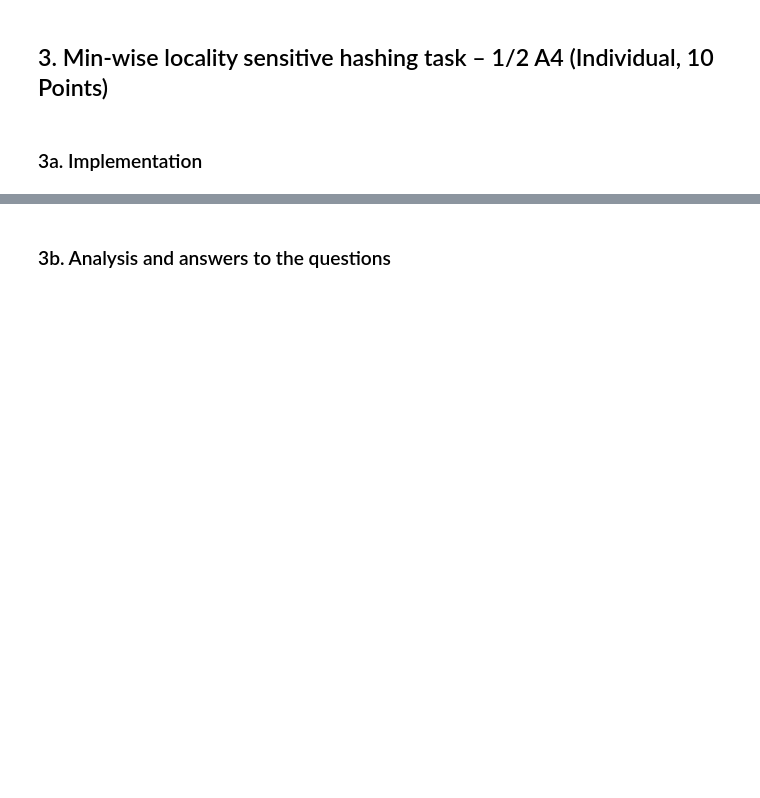
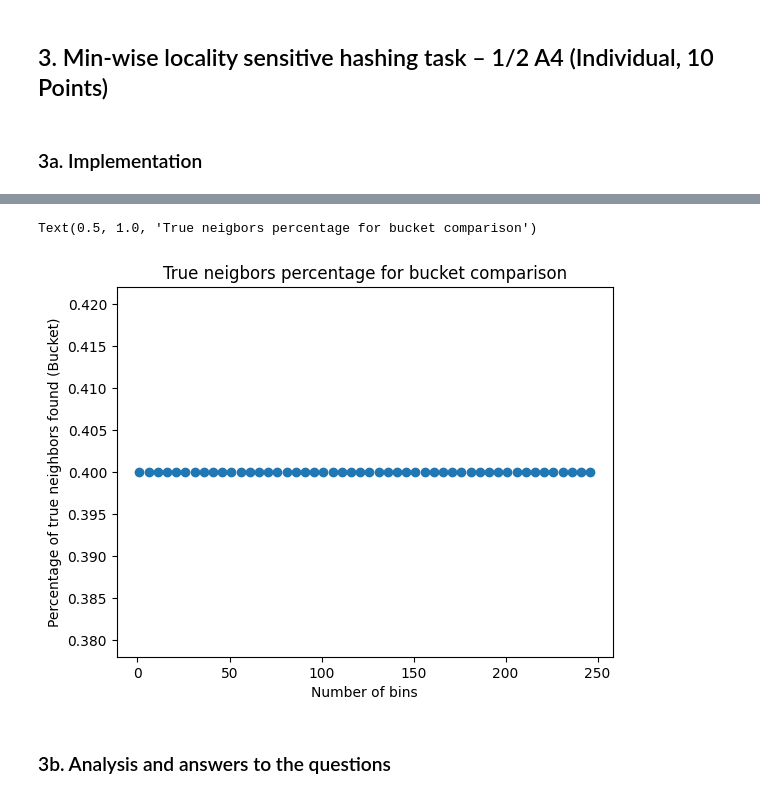
Before and after one commit to BigLob/CDA, a Jupyter notebook: Lab3_1.ipynb, the cells around one changed output, grey strips where cells are left out. Cells and saved outputs as stored; diff of their text form; code cells hidden in the pictures; blank space fills up the shorter version.

```diff
--- a/Lab3_1.ipynb
+++ b/Lab3_1.ipynb
@@ -456,3 +497,24 @@ Text(0, 0.5, 'Percentage of true neighbors found')
+# %%
+num_bins = np.arange(1, 250, 5)
+percentages = []
+# loop over bin values
+for bin in num_bins:
+    # create signature matrix with different number of bins
+    signature_matrix = create_signature_matrix(connection_profiles, num_hashes=bin)
+    # find nearest neighbor for each signature
+    nearest_neighbors_lsh = calc_nearest_neighbors_lsh_from_bucket(signature_matrix)
+    # calculate percentage of neighbors that are the same as the true neighbors
+    percentage_true_neigbor = np.sum(np.array(nearest_neighbors)[:, 1] == np.array(nearest_neighbors_lsh))/len(nearest_neighbors)
+    percentages.append(percentage_true_neigbor)
+
+# plot the bins and percentage of true neighbours found
+plt.plot(num_bins, percentages, 'o')
+plt.xlabel("Number of bins")
+plt.ylabel("Percentage of true neighbors found (Bucket)")
+plt.title("True neigbors percentage for bucket comparison")
+# %% [output]
+Text(0.5, 1.0, 'True neigbors percentage for bucket comparison')
+[figure, added]
 # %% [markdown]
 ### 3b. Analysis and answers to the questions
 # %% [markdown]
```
Also changed, not shown: parts of 10 cells of this notebook.
